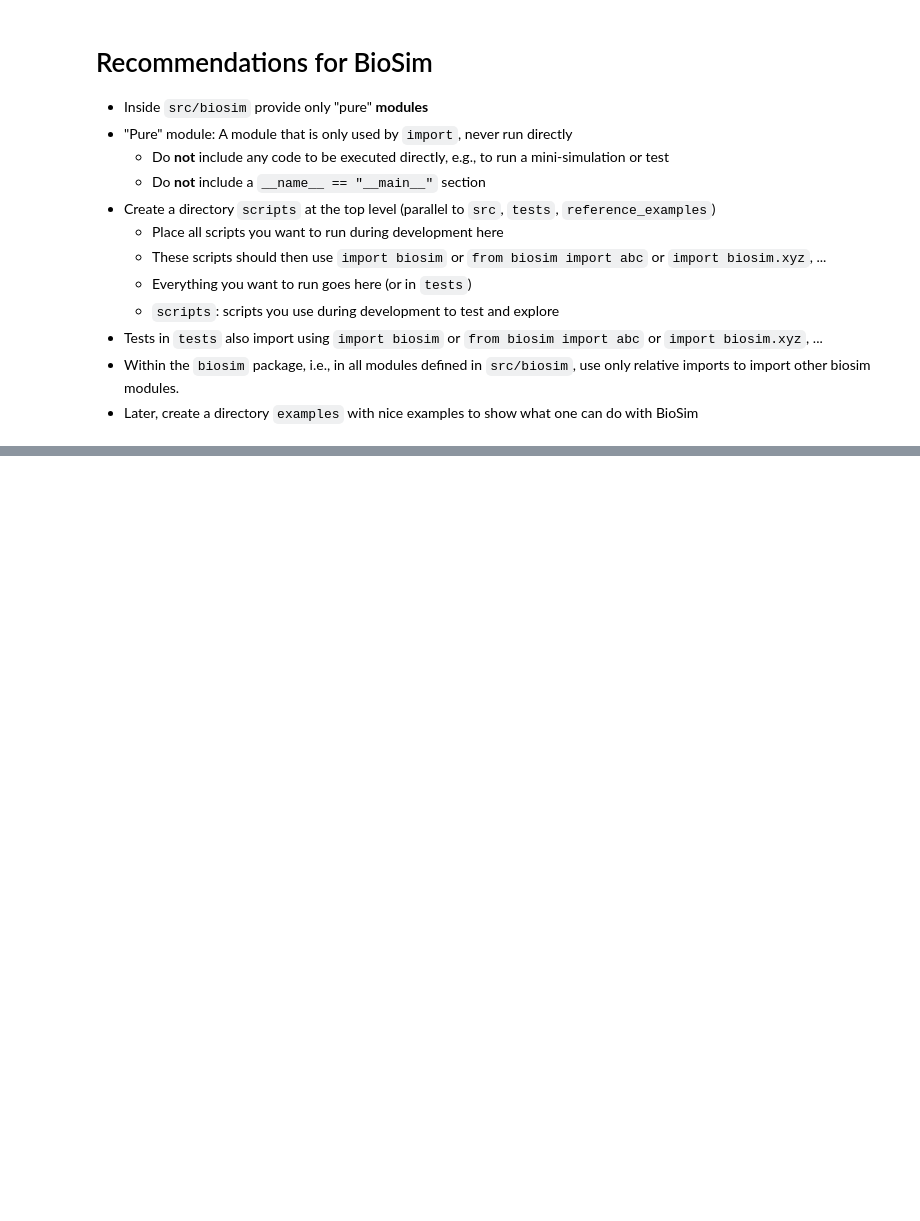
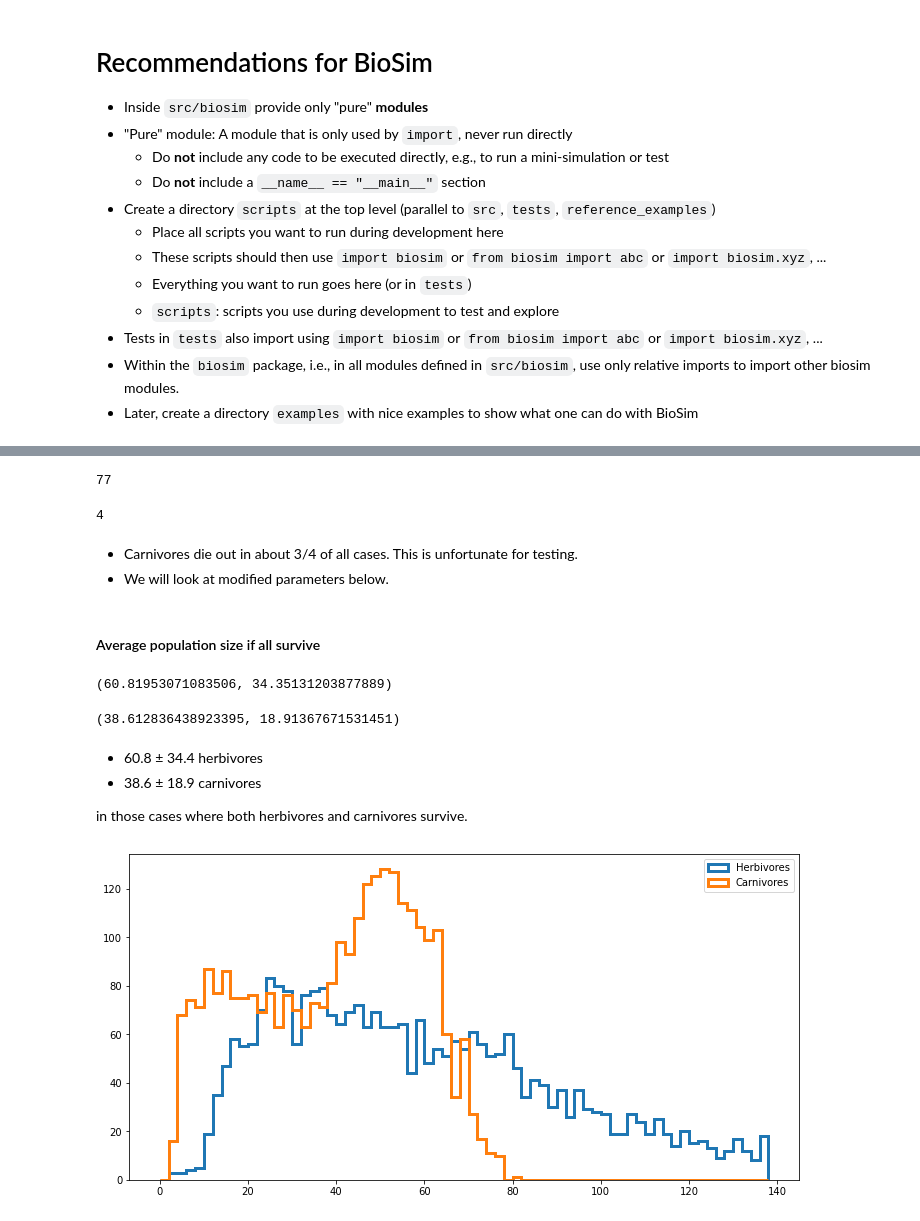
Before and after one commit to merstad/inf200-advanced-programming, a Jupyter notebook: january_block/lectures/INF200_H21_Ja02.ipynb, the cells around one changed output, grey strips where cells are left out. Drawn from its saved outputs; the diff is of its cells as text; code cells hidden in the pictures; blank space fills up the shorter version.

```diff
--- a/january_block/lectures/INF200_H21_Ja02.ipynb
+++ b/january_block/lectures/INF200_H21_Ja02.ipynb
@@ -715,0 +913,36 @@ a.data, b.data, c.data
+# %%
+sum(hc.loc[300, 'Carnivores'] == 0)
+# %% [output]
+77
+# %%
+sum(hc.loc[300, 'Herbivores'] == 0)
+# %% [output]
+4
+# %% [markdown]
+- Carnivores die out in about 3/4 of all cases. This is unfortunate for testing.
+- We will look at modified parameters below.
+# %% [markdown]
+#### Average population size if all survive
+# %%
+with_c = (hc.loc[300, 'Herbivores'] > 0) & (hc.loc[300, 'Carnivores'] > 0)
+hc_eq = hc.loc[hc.index >= 175, np.hstack((with_c.values, with_c.values))]
+# %%
+hc_eq.Herbivores.unstack().mean(), hc_eq.Herbivores.unstack().std()
+# %% [output]
+(60.81953071083506, 34.35131203877889)
+# %%
+hc_eq.Carnivores.unstack().mean(), hc_eq.Carnivores.unstack().std()
+# %% [output]
+(38.612836438923395, 18.91367671531451)
+# %% [markdown]
+- 60.8 ± 34.4 herbivores
+- 38.6 ± 18.9 carnivores
+
+in those cases where both herbivores and carnivores survive.
+# %%
+bins = np.arange(0, 140, 2)
+plt.hist(hc_eq.Herbivores.unstack(), bins=bins, fc='b', histtype='step', alpha=1, lw=3, label='Herbivores');
+plt.hist(hc_eq.Carnivores.unstack(), bins=bins, fc='r', histtype='step', alpha=1, lw=3, label='Carnivores');
+plt.legend();
+# %% [output]
+[figure, added]
```
Also changed, not shown: parts of 37 cells of this notebook.
